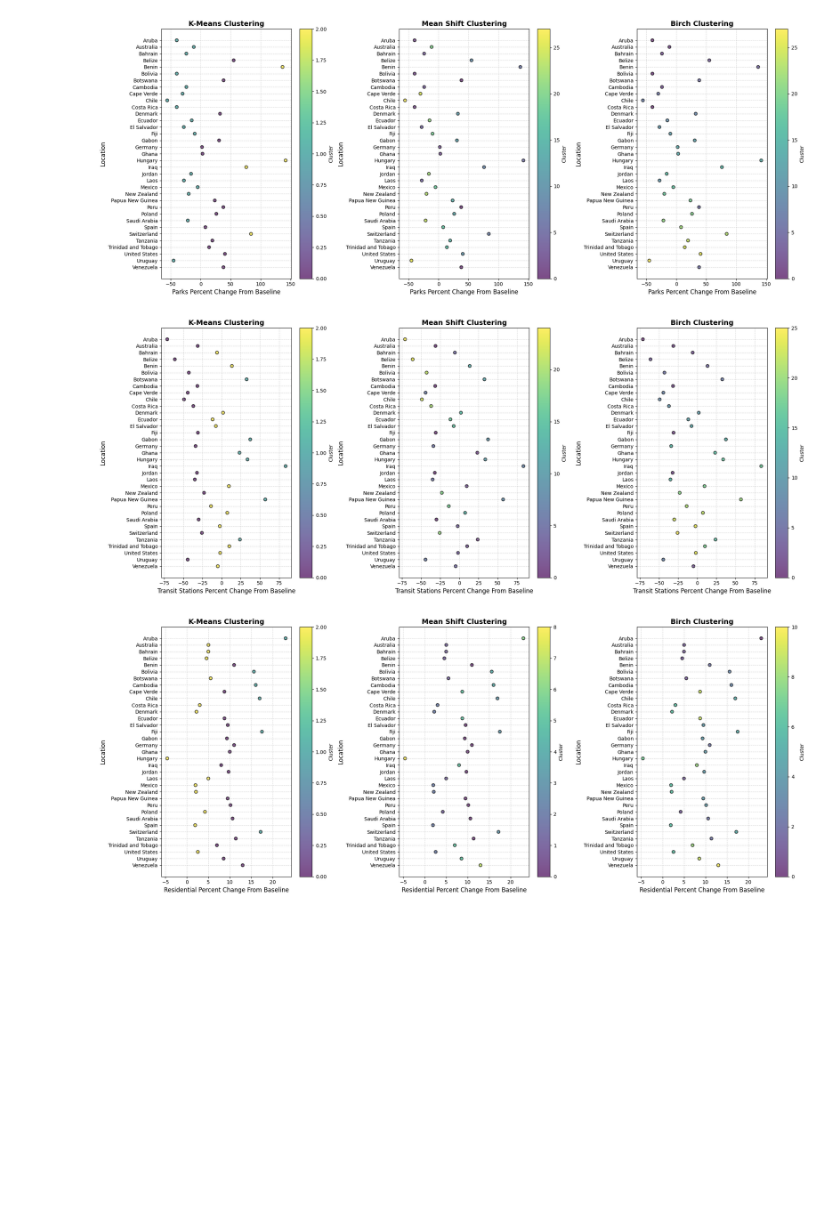
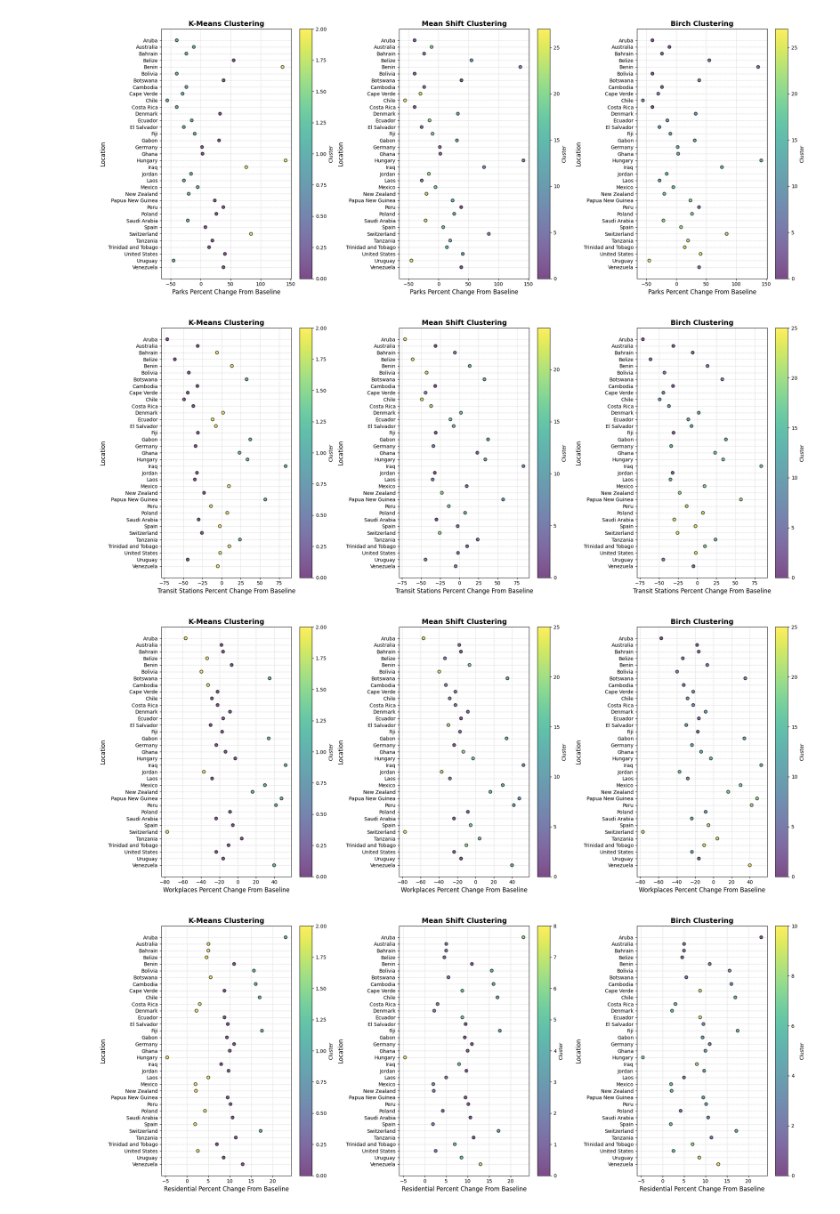
Before and after one commit to ITWSDataScience/COVID19_Influence_on_Mobility_Patterns_Group2_Fall2023, a Jupyter notebook: src/models/clustering_evaluation.ipynb, the cells around one changed output. Drawn from its saved outputs; the diff is of its cells as text; code cells hidden in the pictures; blank space fills up the shorter version.

Commit message:
Added worksplace column in clustering.

```diff
--- a/src/models/clustering_evaluation.ipynb
+++ b/src/models/clustering_evaluation.ipynb
@@ -7,10 +7,8 @@ import matplotlib.pyplot as plt
 data = pd.read_csv('G:/My Drive/Course work Fall 2023/Data Science/Project/COVID19_Influence_on_Mobility_Patterns_Group2_Fall2023/data/preprocessed_data_1.csv')
 # %%
 # List of columns to create scatter plots for
-columns_to_plot = ['retail_and_recreation_percent_change_from_baseline'
-# ]
-                   , 'grocery_and_pharmacy_percent_change_from_baseline', 'parks_percent_change_from_baseline',
-                    'transit_stations_percent_change_from_baseline', 'residential_percent_change_from_baseline']
+columns_to_plot = ['retail_and_recreation_percent_change_from_baseline', 'grocery_and_pharmacy_percent_change_from_baseline', 'parks_percent_change_from_baseline',
+                    'transit_stations_percent_change_from_baseline', 'workplaces_percent_change_from_baseline', 'residential_percent_change_from_baseline']
 
 # Create an empty DataFrame to store the selected countries
 selected_countries = pd.DataFrame()
@@ -37,56 +35,14 @@ for column in columns_to_plot:
     kmeans = KMeans(n_clusters=k, random_state=0)
     mean_data['cluster'] = kmeans.fit_predict(mean_data[column].values.reshape(-1, 1))
 
-    # # Scatter plot for K-Means clusters with a random sample of 8 countries
-    # plt.figure(figsize=(10, 6))
-    # plt.scatter(mean_data[column], mean_data['location'], alpha=0.7, c=mean_data['cluster'], cmap='viridis', edgecolors='k', linewidths=1.5)
-    # plt.title(f'K-Means Clustering for {column.replace("_", " ").title()} by Location', fontsize=14, fontweight='bold')
-    # plt.xlabel(f'{column.replace("_", " ").title()}', fontsize=12)
-    # plt.ylabel('Location', fontsize=12)
-    # plt.xticks(fontsize=10)
-    # plt.yticks(fontsize=10)
-    # plt.gca().invert_yaxis()
-    # plt.grid(True, linestyle='--', alpha=0.5)
-    # cbar = plt.colorbar()
-    # cbar.set_label('Cluster', fontsize=10)
-    # plt.show()
-
     # Apply Mean Shift clustering on the same DataFrame
-    bandwidth = 1  # You can adjust the bandwidth parameter
+    bandwidth = 1  # Adjust the bandwidth parameter as needed
     mean_shift = MeanShift(bandwidth=bandwidth)
     mean_data['mean_shift_cluster'] = mean_shift.fit_predict(mean_data[column].values.reshape(-1, 1))
-
-    # # Scatter plot for Mean Shift clusters using the same DataFrame
-    # plt.figure(figsize=(10, 6))
-    # plt.scatter(mean_data[column], mean_data['location'], alpha=0.7, c=mean_data['mean_shift_cluster'], cmap='viridis', edgecolors='k', linewidths=1.5)
-    # plt.title(f'Mean Shift Clustering for {column.replace("_", " ").title()} by Location', fontsize=14, fontweight='bold')
-    # plt.xlabel(f'{column.replace("_", " ").title()}', fontsize=12)
-    # plt.ylabel('Location', fontsize=12)
-    # plt.xticks(fontsize=10)
-    # plt.yticks(fontsize=10)
-    # plt.gca().invert_yaxis()
-    # plt.grid(True, linestyle='--', alpha=0.5)
-    # cbar = plt.colorbar()
-    # cbar.set_label('Cluster', fontsize=10)
-    # plt.show()
 
     # Apply Birch clustering on the same DataFrame
     birch = Birch(threshold=0.5, n_clusters=None)  # Adjust the threshold and n_clusters as needed
     mean_data['birch_cluster'] = birch.fit_predict(mean_data[column].values.reshape(-1, 1))
-
-    # # Scatter plot for Birch clusters using the same DataFrame
-    # plt.figure(figsize=(10, 6))
-    # plt.scatter(mean_data[column], mean_data['location'], alpha=0.7, c=mean_data['birch_cluster'], cmap='viridis', edgecolors='k', linewidths=1.5)
-    # plt.title(f'Birch Clustering for {column.replace("_", " ").title()} by Location', fontsize=14, fontweight='bold')
-    # plt.xlabel(f'{column.replace("_", " ").title()}', fontsize=12)
-    # plt.ylabel('Location', fontsize=12)
-    # plt.xticks(fontsize=10)
-    # plt.yticks(fontsize=10)
-    # plt.gca().invert_yaxis()
-    # plt.grid(True, linestyle='--', alpha=0.5)
-    # cbar = plt.colorbar()
-    # cbar.set_label('Cluster', fontsize=10)
-    # plt.show()
 
     # Create a single plot for all three clustering techniques
     plt.figure(figsize=(20, 8))
@@ -111,31 +67,32 @@ for column in columns_to_plot:
     plt.title(f'Mean Shift Clustering', fontsize=14, fontweight='bold')
     plt.xlabel(f'{column.replace("_", " ").title()}', fontsize=12)
     plt.ylabel('Location', fontsize=12)
     plt.xticks(fontsize=10)
     plt.yticks(fontsize=10)
     plt.gca().invert_yaxis()
     plt.grid(True, linestyle='--', alpha=0.5)
     cbar = plt.colorbar()
     cbar.set_label('Cluster', fontsize=10)
 
     # Plot Birch clusters
     plt.subplot(133)  # 1 row, 3 columns, third subplot
     plt.scatter(mean_data[column], mean_data['location'], alpha=0.7, c=mean_data['birch_cluster'], cmap='viridis', edgecolors='k', linewidths=1.5)
     plt.title(f'Birch Clustering', fontsize=14, fontweight='bold')
     plt.xlabel(f'{column.replace("_", " ").title()}', fontsize=12)
     plt.ylabel('Location', fontsize=12)
     plt.xticks(fontsize=10)
     plt.yticks(fontsize=10)
     plt.gca().invert_yaxis()
     plt.grid(True, linestyle='--', alpha=0.5)
     cbar = plt.colorbar()
     cbar.set_label('Cluster', fontsize=10)
 
     plt.tight_layout()
     plt.show()
 # %% [output]
 [figure]
 [figure]
 [figure]
 [figure]
-[figure, old version]
+[figure, new version]
+[figure, added]
```
